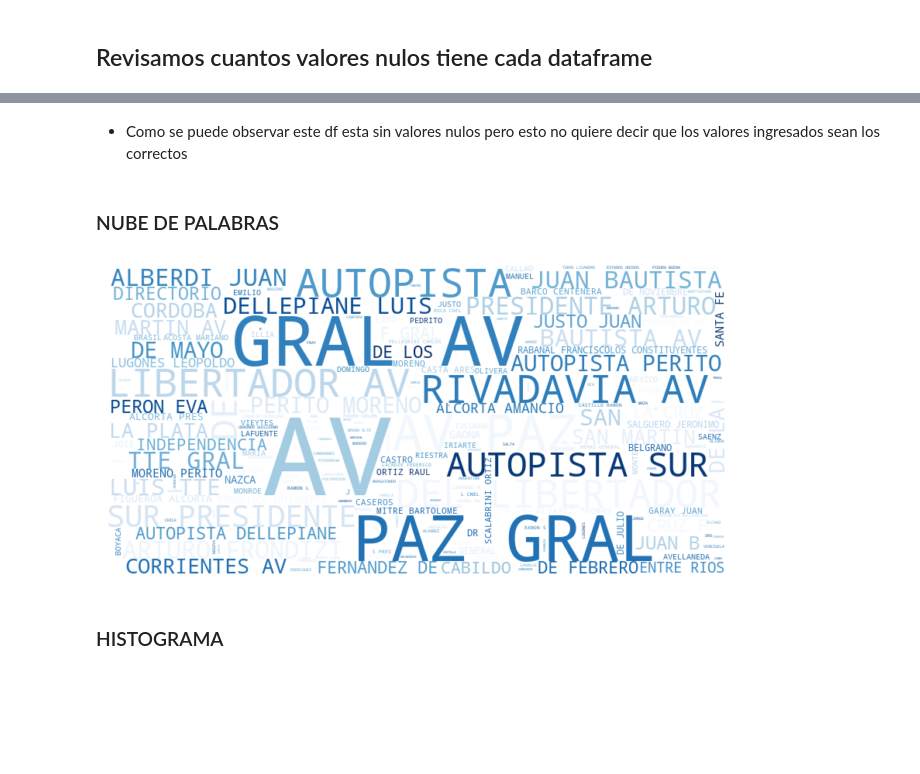
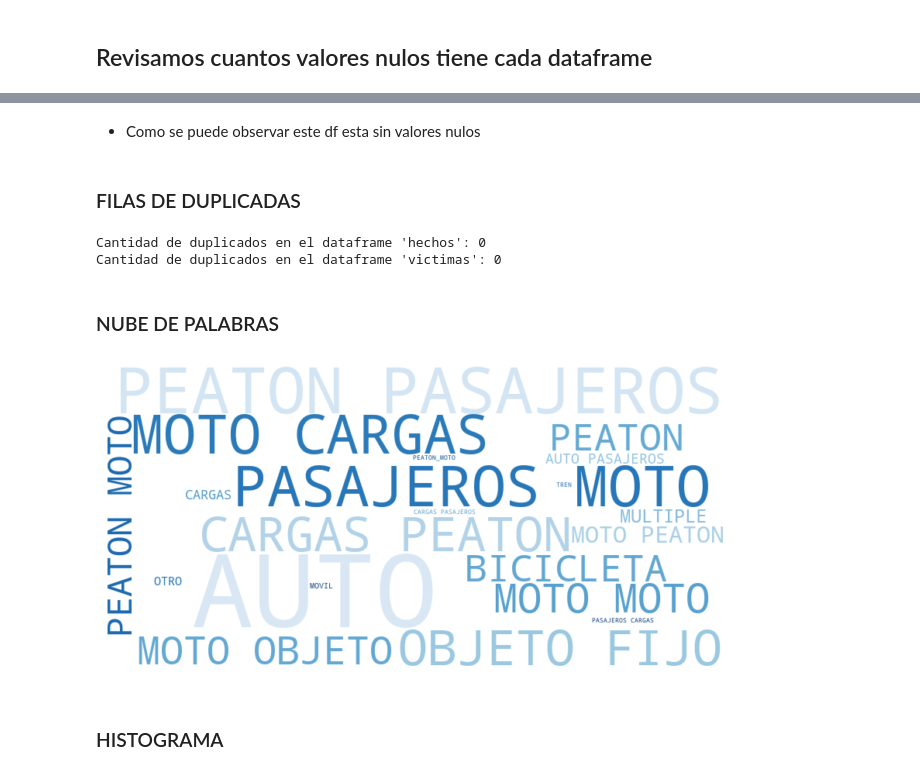
Before and after one commit to facu-corvalan/Siniestros_viales, a Jupyter notebook: EDA.ipynb, the cells around one changed output, grey strips where cells are left out. Cells and saved outputs as stored; diff of their text form; code cells hidden in the pictures; blank space fills up the shorter version.

```diff
--- a/EDA.ipynb
+++ b/EDA.ipynb
@@ -16,6 +16,6 @@ warnings.filterwarnings('ignore')
 ### Se utilizara datos sin transformar para dar una breve introduccion a la clase de datos que nos vamos a encontrar dentro de los xlsx
 ### Posteriormente se hara el uso de datos con las transformaciones ya realizadas
 # %%
-hechos = pd.read_excel('datasets/homicidios.xlsx', sheet_name='HECHOS')
+hechos = pd.read_csv('datasets\hechos3.csv')
 hechos.head(5)
 # %% [output]
@@ -56,22 +91,34 @@ plt.show()
 # %% [markdown]
-* Como se puede observar este df esta sin valores nulos pero esto no quiere decir que los valores ingresados sean los correctos
+* Como se puede observar este df esta sin valores nulos
+# %% [markdown]
+### FILAS DE DUPLICADAS
+# %%
+duplicados_hechos = hechos.duplicated().sum()
+print("Cantidad de duplicados en el dataframe 'hechos':", duplicados_hechos)
+
+duplicados_victimas = victimas.duplicated().sum()
+print("Cantidad de duplicados en el dataframe 'victimas':", duplicados_victimas)
+# %% [output]
+Cantidad de duplicados en el dataframe 'hechos': 0
+Cantidad de duplicados en el dataframe 'victimas': 0
 # %% [markdown]
 ### NUBE DE PALABRAS
 # %%
-hechos['Calle'] = hechos['Calle'].fillna('').astype(str)
+# Selecciona las columnas 'victima' y 'acusado'
+nube = hechos[['victima', 'acusado']]
 
-nube = hechos['Calle']
+# Combina los textos de ambas columnas en una sola cadena
+texto = ' '.join(nube.fillna('').astype(str).values.flatten())
 
-texto = ' '.join(nube)
-
+# Genera la nube de palabras
 wordcloud = WordCloud(width=800, height=400, background_color='white', colormap='Blues').generate(texto)
 
 # Mostrar la nube de palabras utilizando Matplotlib
 plt.imshow(wordcloud, interpolation='bilinear')
 plt.axis('off')
 plt.show()
 # %% [output]
-[figure, old version]
+[figure, new version]
 # %% [markdown]
 ### HISTOGRAMA
 # %%
```
Also changed, not shown: parts of 31 cells of this notebook, 12 other files.
